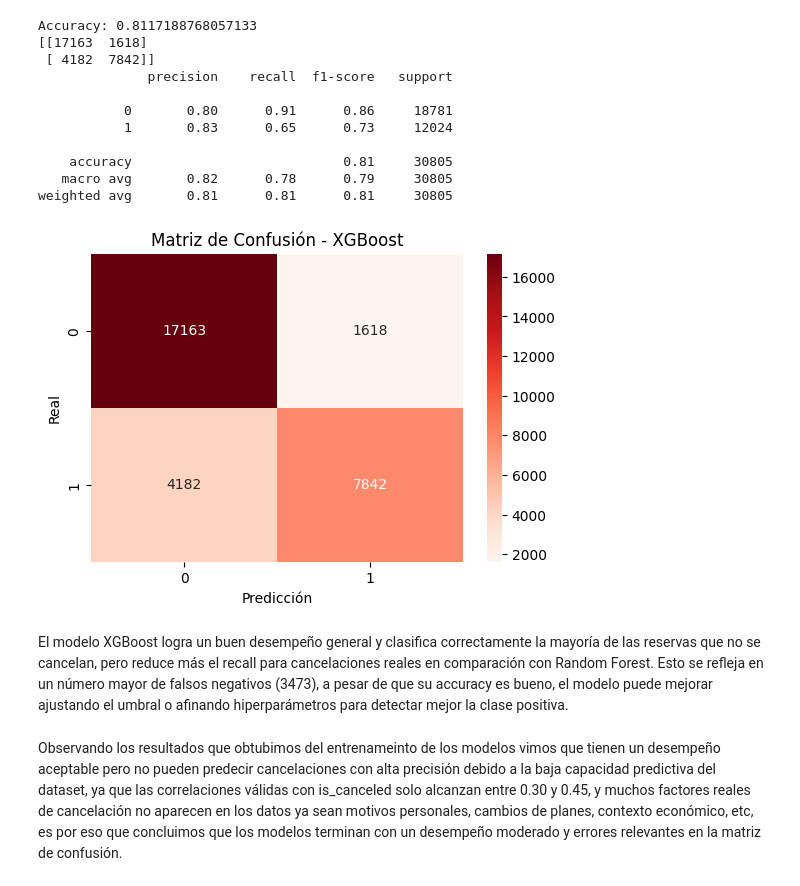
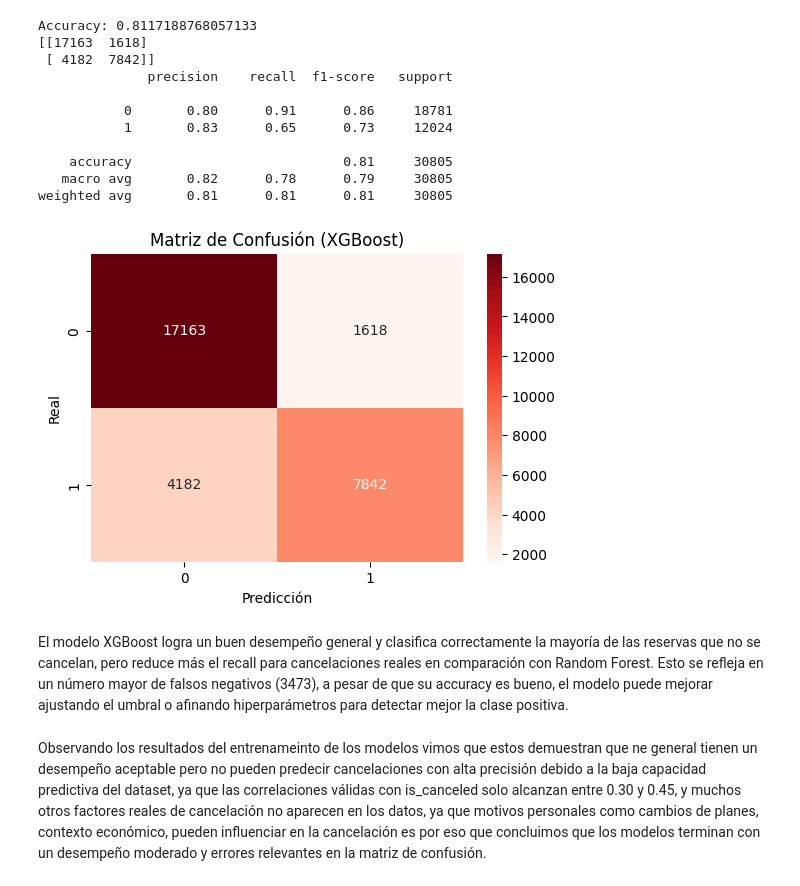
Before and after one commit to JohnChirinos/BI, a Jupyter notebook: Cancelaciones_B.ipynb, the cells around one changed output. Saved outputs shown, nothing was run; the diff lists cells and outputs as text; code cells hidden in the pictures.

Commit message:
cambios_Comentarios

```diff
--- a/Cancelaciones_B.ipynb
+++ b/Cancelaciones_B.ipynb
@@ -923,7 +940,7 @@ weighted avg       0.86      0.86      0.86     20537
 # %% [markdown]
 Tratando de mejorar el modelo
 # %%
-good_numeric = [
+variables_num = [
     'lead_time',
     'stays_in_week_nights',
     'stays_in_weekend_nights',
@@ -932,7 +949,7 @@ good_numeric = [
     'total_of_special_requests'
 ]
 
-good_categorical = [
+variables_cat = [
     'hotel',
     'deposit_type',
     'customer_type',
@@ -941,12 +958,12 @@ good_categorical = [
     'reserved_room_type'
 ]
 # %%
-selected_cols = ['is_canceled'] + good_numeric
+variables_entrenamiento = ['is_canceled'] + variables_num
 
-for cat in good_categorical:
-    selected_cols += [col for col in df_model.columns if col.startswith(cat + "_")]
+for categorica in variables_cat:
+    variables_entrenamiento += [col for col in df_model.columns if col.startswith(categorica + "_")]
 
-df_model = df_model[selected_cols].copy()
+df_model = df_model[variables_entrenamiento].copy()
 # %%
 X = df_model.drop("is_canceled", axis=1)
 y = df_model["is_canceled"]
@@ -1032,7 +1045,7 @@ X_train, X_test, y_train, y_test = train_test_split(
 # Creamos el modelo XGBoost definiendo parámetros como learning_rate, max_depth y n_estimators.
 
 
-xgb = XGBClassifier(
+xgb_classifier = XGBClassifier(
     random_state=40,
     eval_metric='logloss',
     n_estimators=300,
@@ -1044,7 +1057,7 @@ xgb = XGBClassifier(
 # Entrenamos el modelo con los datos de entrenamiento.
 
 
-xgb.fit(X_train, y_train)
+xgb_classifier.fit(X_train, y_train)
 # %% [output]
 XGBClassifier(base_score=None, booster=None, callbacks=None,
               colsample_bylevel=None, colsample_bynode=None,
@@ -1062,7 +1075,7 @@ XGBClassifier(base_score=None, booster=None, callbacks=None,
 # Calculamos accuracy, matriz de confusión y classification_report para evaluar el rendimiento general.
 
 
-xgb_pred = xgb.predict(X_test)
+xgb_pred = xgb_classifier.predict(X_test)
 
 print("Accuracy:", accuracy_score(y_test, xgb_pred))
 print(confusion_matrix(y_test, xgb_pred))
@@ -1080,18 +1093,17 @@ Accuracy: 0.8117188768057133
    macro avg       0.82      0.78      0.79     30805
 weighted avg       0.81      0.81      0.81     30805
 # %%
-cm = confusion_matrix(y_test, xgb_pred)
+matriz_confusion= confusion_matrix(y_test, xgb_pred)
 
 plt.figure(figsize=(6,4))
-sns.heatmap(cm, annot=True, fmt='d', cmap='Reds')
-plt.title("Matriz de Confusión - XGBoost")
+sns.heatmap(matriz_confusion, annot=True, fmt='d', cmap='Reds')
+plt.title("Matriz de Confusión (XGBoost)")
 plt.xlabel("Predicción")
 plt.ylabel("Real")
 plt.show()
 # %% [output]
-[figure, old version]
+[figure, new version]
 # %% [markdown]
 El modelo XGBoost logra un buen desempeño general y clasifica correctamente la mayoría de las reservas que no se cancelan, pero reduce más el recall para cancelaciones reales en comparación con Random Forest. Esto se refleja en un número mayor de falsos negativos (3473), a pesar de que su accuracy es bueno, el modelo puede mejorar ajustando el umbral o afinando hiperparámetros para detectar mejor la clase positiva.
 # %% [markdown]
-Observando los resultados que obtubimos del entrenameinto de los modelos vimos que tienen un desempeño aceptable pero no pueden predecir cancelaciones con alta precisión debido a la baja capacidad predictiva del dataset, ya que las correlaciones válidas con is_canceled solo alcanzan entre  0.30 y 0.45, y muchos
-factores reales de cancelación no aparecen en los datos ya sean motivos personales, cambios de planes, contexto económico, etc, es por eso que concluimos que los modelos terminan con un desempeño moderado y errores relevantes en la matriz de confusión.
+Observando los resultados del entrenameinto de los modelos vimos que estos demuestran que ne general tienen un desempeño aceptable pero no pueden predecir cancelaciones con alta precisión debido a la baja capacidad predictiva del dataset, ya que las correlaciones válidas con is_canceled solo alcanzan entre  0.30 y 0.45, y muchos otros factores reales de cancelación no aparecen en los datos, ya que motivos personales como cambios de planes, contexto económico, pueden influenciar en la cancelación es por eso que concluimos que los modelos terminan con un desempeño moderado y errores relevantes en la matriz de confusión.
```
Also changed, not shown: parts of 14 cells of this notebook.
